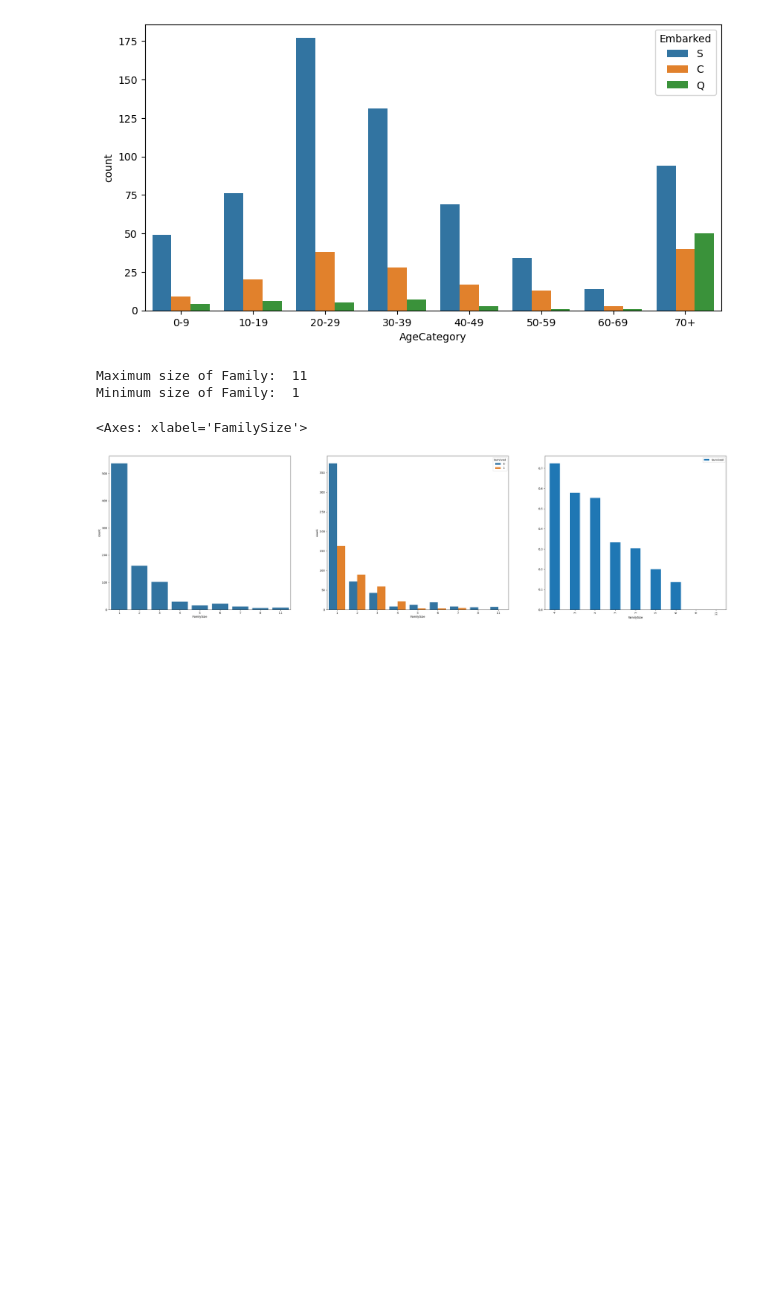
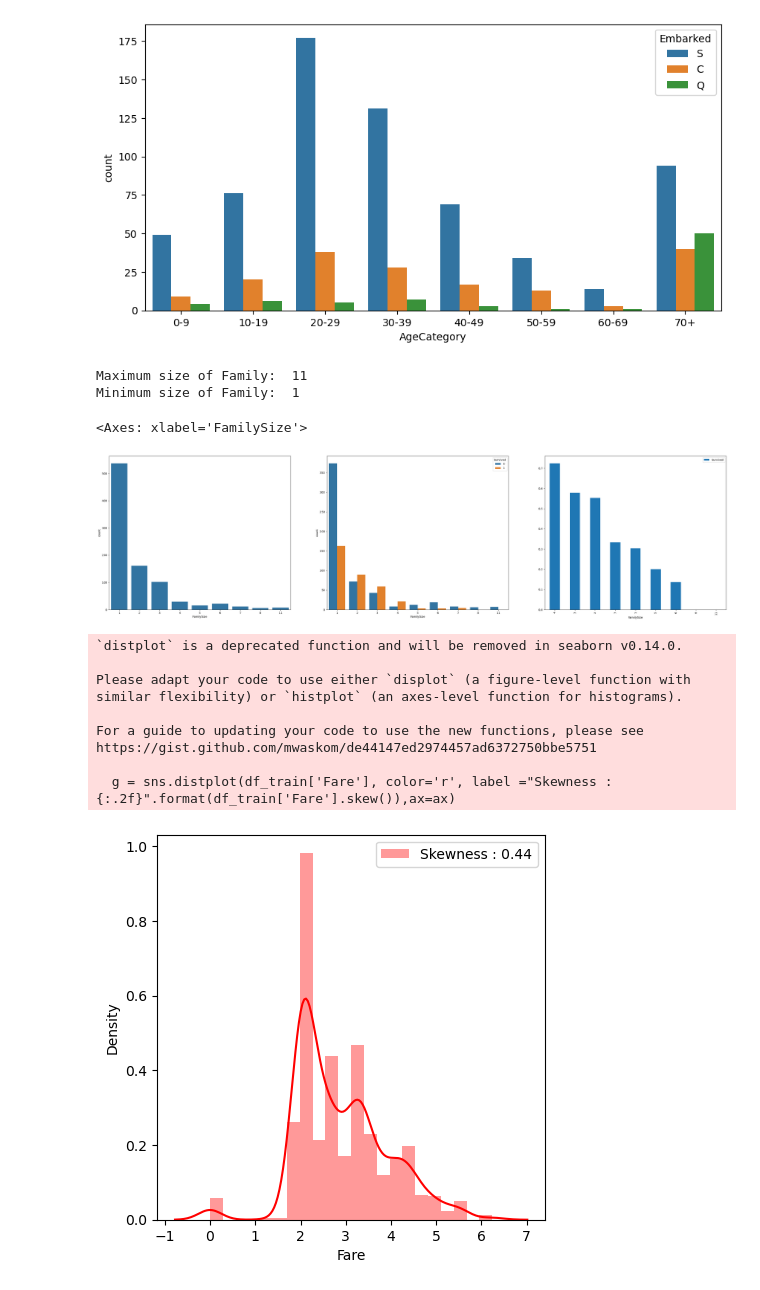
Before and after one commit to Aeekfdlfkj/my-data-analysis, a Jupyter notebook: titanic.ipynb, the cells around one changed output. Saved outputs shown, nothing was run; the diff lists cells and outputs as text; code cells hidden in the pictures; blank space fills up the shorter version.

```diff
--- a/titanic.ipynb
+++ b/titanic.ipynb
@@ -315,3 +315,19 @@ df_train[['FamilySize','Survived']].groupby(['FamilySize'],as_index=True).mean()
 # %% [output]
 <Axes: xlabel='FamilySize'>
 [figure]
+# %%
+#왜도(.skew()): 데이터 분포의 비대칭 정도를 나타내고, 값이 0에 가까우면 대칭, 양수면 오른쪽 꼬리가 긴 분포, 음수면 왼쪽 꼬리가 긴 분포를 의미 ㅋ
+fig,ax = plt.subplots(1,1,figsize = (5,5))
+g = sns.distplot(df_train['Fare'], color='r', label ="Skewness : {:.2f}".format(df_train['Fare'].skew()),ax=ax)
+g = g.legend(loc='best') #자동으로 적절한 곳에 배치
+# %% [output]
+`distplot` is a deprecated function and will be removed in seaborn v0.14.0.
+
+Please adapt your code to use either `displot` (a figure-level function with
+similar flexibility) or `histplot` (an axes-level function for histograms).
+
+For a guide to updating your code to use the new functions, please see
+https://gist.github.com/mwaskom/de44147ed2974457ad6372750bbe5751
+
+  g = sns.distplot(df_train['Fare'], color='r', label ="Skewness : {:.2f}".format(df_train['Fare'].skew()),ax=ax)
+[figure, added]
```
Also changed, not shown: parts of 3 cells of this notebook.
